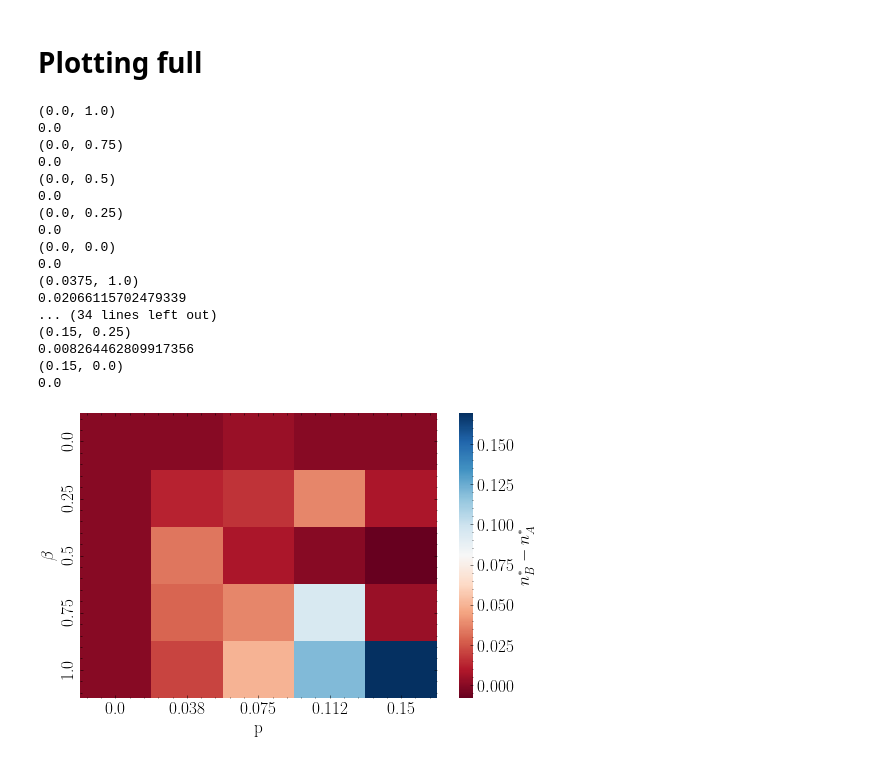
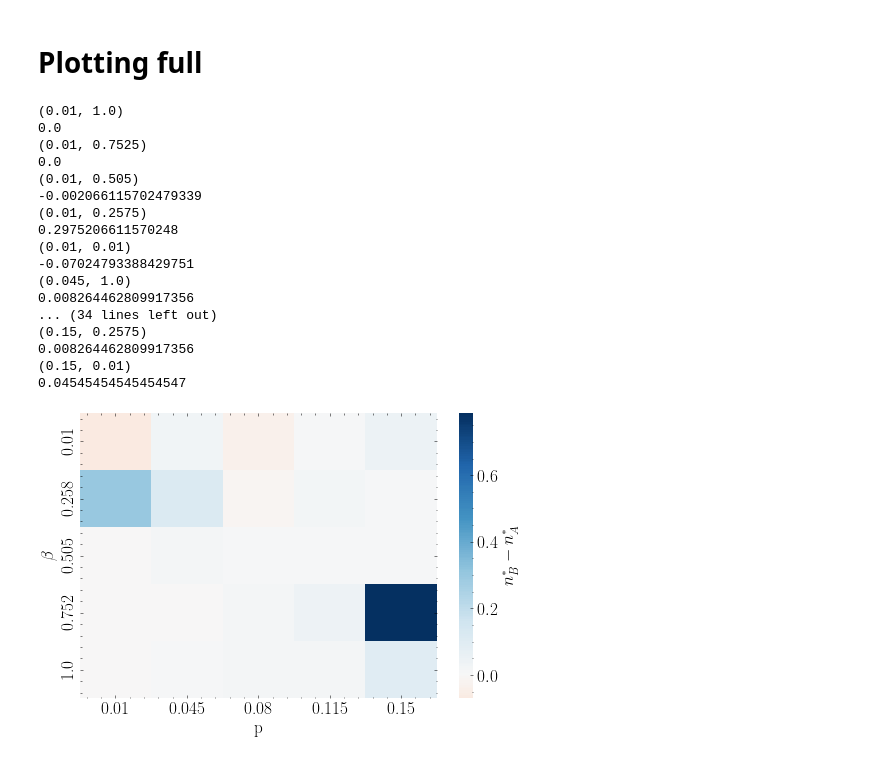
Before and after one commit to tomcjackc/higher-order-social-dynamics, a Jupyter notebook: higher order ng (adaptive - outcasts)/nx_vs_p.ipynb, the cells around one changed output. Drawn from its saved outputs; the diff is of its cells as text; code cells hidden in the pictures.

```diff
--- a/higher order ng (adaptive - outcasts)/nx_vs_p.ipynb
+++ b/higher order ng (adaptive - outcasts)/nx_vs_p.ipynb
@@ -22,12 +23,12 @@ update18
 # %%
 res = 5
-props = np.linspace(0,0.15,res)
-betas = np.linspace(0,1,res)
+props = np.linspace(0.01,0.15,res)
+betas = np.linspace(0.01,1,res)
 q_non_committed = 1
 q_committed = 1
 
-ensemble_size = 2
-run_length = 10**5
+ensemble_size = 4
+run_length = 10**6
 social_structures = ['InVS15', 'LyonSchool', 'SFHH', 'Thiers13']
 # %%
 for i in social_structures[1:2]:
@@ -117,31 +115,31 @@ for i,prop in enumerate(props[::]):
         Astar_arr[j,i] = np.median(A_data[:, -1])
         print(np.median(B_data[:, -1])-np.median(A_data[:, -1]))
 # %% [output]
-(0.0, 1.0)
+(0.01, 1.0)
 0.0
-(0.0, 0.75)
+(0.01, 0.7525)
 0.0
-(0.0, 0.5)
-0.0
-(0.0, 0.25)
-0.0
-(0.0, 0.0)
-0.0
-(0.0375, 1.0)
-0.02066115702479339
+(0.01, 0.505)
+-0.002066115702479339
+(0.01, 0.2575)
+0.2975206611570248
+(0.01, 0.01)
+-0.07024793388429751
+(0.045, 1.0)
+0.008264462809917356
 ... (34 lines left out)
-(0.15, 0.25)
+(0.15, 0.2575)
 0.008264462809917356
-(0.15, 0.0)
-0.0
+(0.15, 0.01)
+0.04545454545454547
 # %%
 fname = f'heatmap_res{res}_{social_structure}_{q_non_committed}_{q_committed}_{run_length}_{ensemble_size}'
 
 # print(Bstar_arr)
-
-sb.heatmap((Bstar_arr-Astar_arr)[::-1,:], xticklabels=np.round_(props[::], decimals=3), yticklabels=np.round_(betas[::], decimals=3), cbar_kws={'label':r'$n_{B}^{\ast}-n_{A}^{\ast}$'}, cmap="RdBu")
+colormap = sb.color_palette(palette="RdBu", n_colors=None, desat=None, as_cmap=True)
+sb.heatmap((Bstar_arr-Astar_arr)[::-1,:], xticklabels=np.round_(props[::], decimals=3), yticklabels=np.round_(betas[::], decimals=3), cbar_kws={'label':r'$n_{B}^{\ast}-n_{A}^{\ast}$'}, cmap=colormap, center=0)
 plt.xlabel('p')
 plt.ylabel(r'$\beta$')
 plt.savefig(f'figures/{fname}.pdf')
 # %% [output]
-[figure, old version]
+[figure, new version]
```
Also changed, not shown: parts of 4 cells of this notebook, 11 other files.
